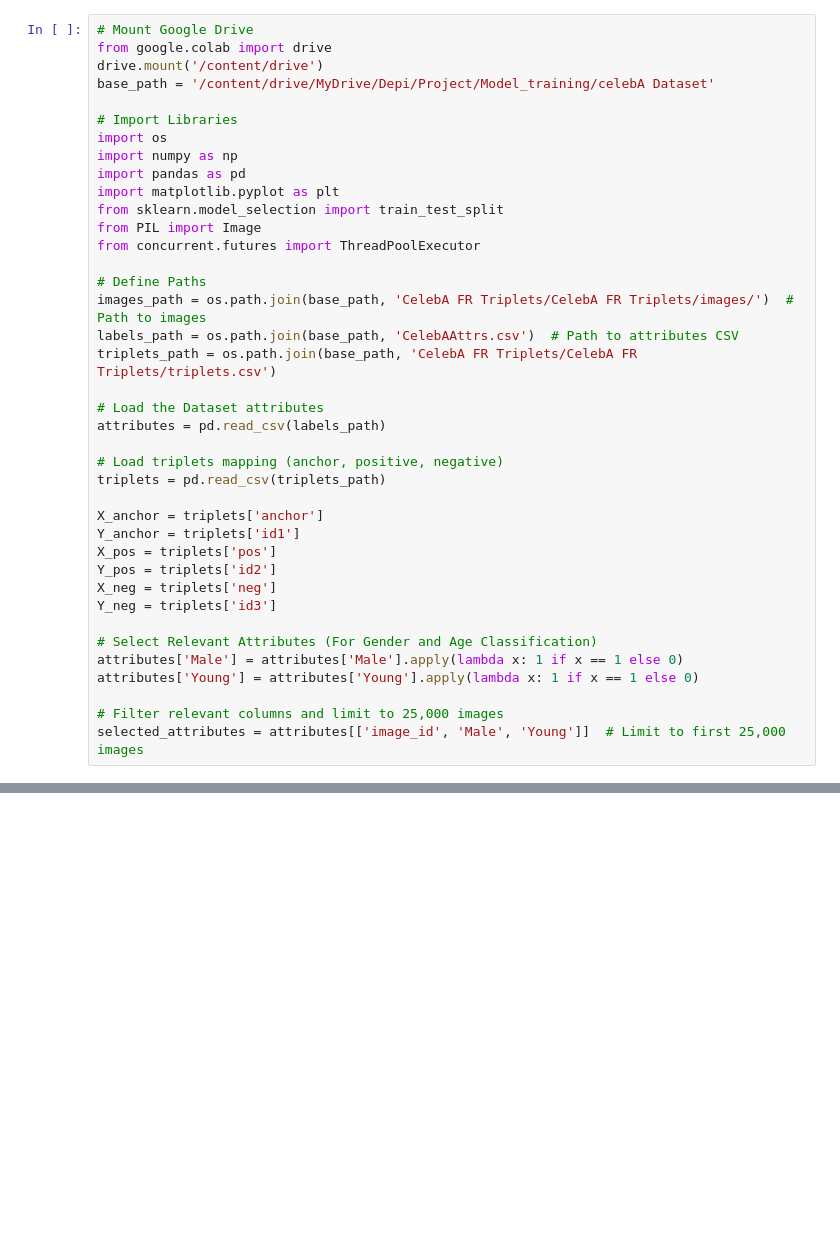
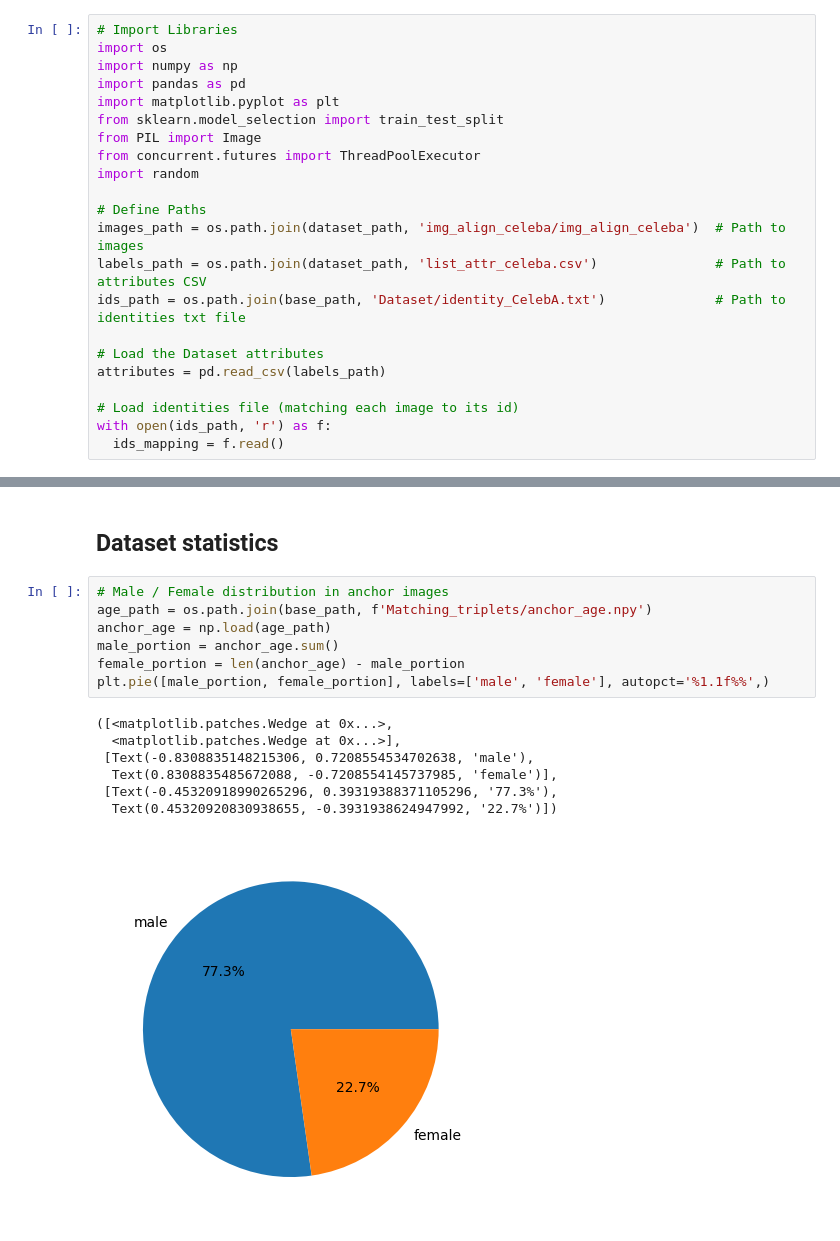
Before and after one commit to menna687/DEPI_FaceAnalytics, a Jupyter notebook: data_preprocessing.ipynb, the cells around one changed output, grey strips where cells are left out. Drawn from its saved outputs; the diff is of its cells as text; blank space fills up the shorter version.

```diff
--- a/data_preprocessing.ipynb
+++ b/data_preprocessing.ipynb
@@ -12,9 +42,4 @@ CelebA dataset consists of triplets of images (anchor, positive, negative) used
 # %%
-# Mount Google Drive
-from google.colab import drive
-drive.mount('/content/drive')
-base_path = '/content/drive/MyDrive/Depi/Project/Model_training/celebA Dataset'
-
 # Import Libraries
 import os
 import numpy as np
@@ -23,28 +48,16 @@ import matplotlib.pyplot as plt
 from sklearn.model_selection import train_test_split
 from PIL import Image
 from concurrent.futures import ThreadPoolExecutor
+import random
 
 # Define Paths
-images_path = os.path.join(base_path, 'CelebA FR Triplets/CelebA FR Triplets/images/')  # Path to images
-labels_path = os.path.join(base_path, 'CelebAAttrs.csv')  # Path to attributes CSV
-triplets_path = os.path.join(base_path, 'CelebA FR Triplets/CelebA FR Triplets/triplets.csv')
+images_path = os.path.join(dataset_path, 'img_align_celeba/img_align_celeba')  # Path to images
+labels_path = os.path.join(dataset_path, 'list_attr_celeba.csv')               # Path to attributes CSV
+ids_path = os.path.join(base_path, 'Dataset/identity_CelebA.txt')              # Path to identities txt file
 
 # Load the Dataset attributes
 attributes = pd.read_csv(labels_path)
 
-# Load triplets mapping (anchor, positive, negative)
-triplets = pd.read_csv(triplets_path)
-
-X_anchor = triplets['anchor']
-Y_anchor = triplets['id1']
-X_pos = triplets['pos']
-Y_pos = triplets['id2']
-X_neg = triplets['neg']
-Y_neg = triplets['id3']
-
-# Select Relevant Attributes (For Gender and Age Classification)
-attributes['Male'] = attributes['Male'].apply(lambda x: 1 if x == 1 else 0)
-attributes['Young'] = attributes['Young'].apply(lambda x: 1 if x == 1 else 0)
-
-# Filter relevant columns and limit to 25,000 images
-selected_attributes = attributes[['image_id', 'Male', 'Young']]  # Limit to first 25,000 images
+# Load identities file (matching each image to its id)
+with open(ids_path, 'r') as f:
+  ids_mapping = f.read()
@@ -126,0 +197,17 @@ neg_dataset: (16332, 75, 75, 3), (16332,), (16332,)
+# %% [markdown]
+## Dataset statistics
+# %%
+# Male / Female distribution in anchor images
+age_path = os.path.join(base_path, f'Matching_triplets/anchor_age.npy')
+anchor_age = np.load(age_path)
+male_portion = anchor_age.sum()
+female_portion = len(anchor_age) - male_portion
+plt.pie([male_portion, female_portion], labels=['male', 'female'], autopct='%1.1f%%',)
+# %% [output]
+([<matplotlib.patches.Wedge at 0x...>,
+  <matplotlib.patches.Wedge at 0x...>],
+ [Text(-0.8308835148215306, 0.7208554534702638, 'male'),
+  Text(0.8308835485672088, -0.7208554145737985, 'female')],
+ [Text(-0.45320918990265296, 0.39319388371105296, '77.3%'),
+  Text(0.45320920830938655, -0.3931938624947992, '22.7%')])
+[figure, added]
```
Also changed, not shown: parts of 10 cells of this notebook.
